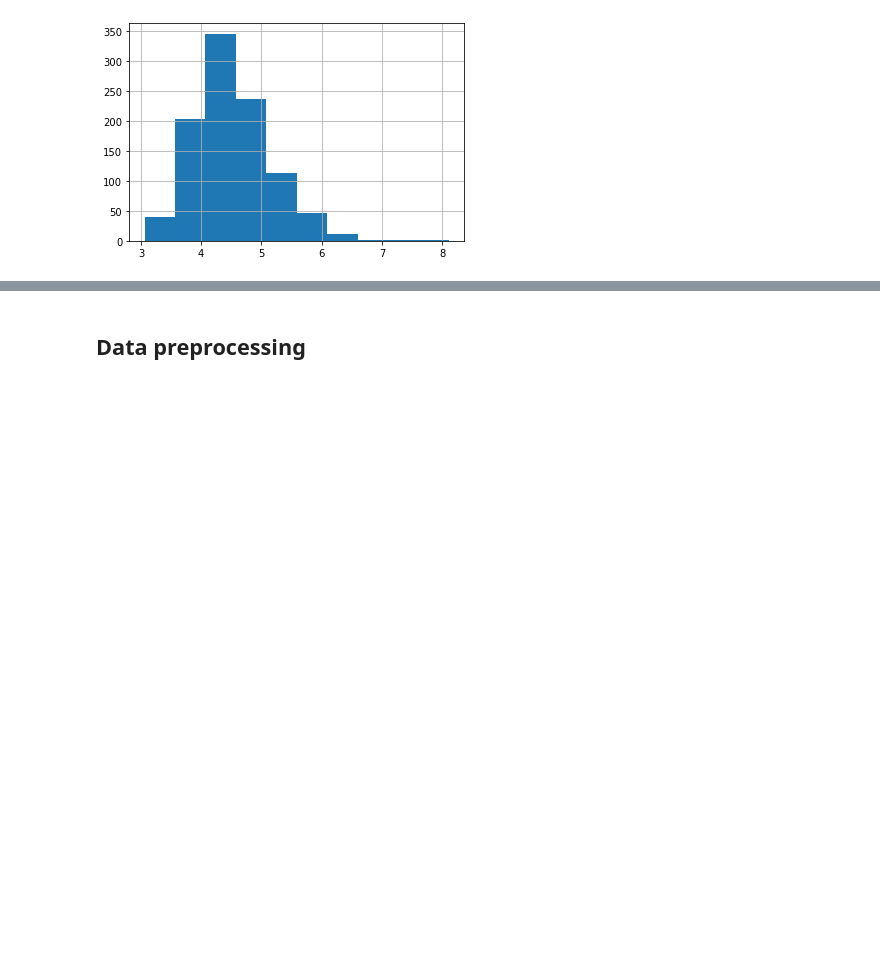
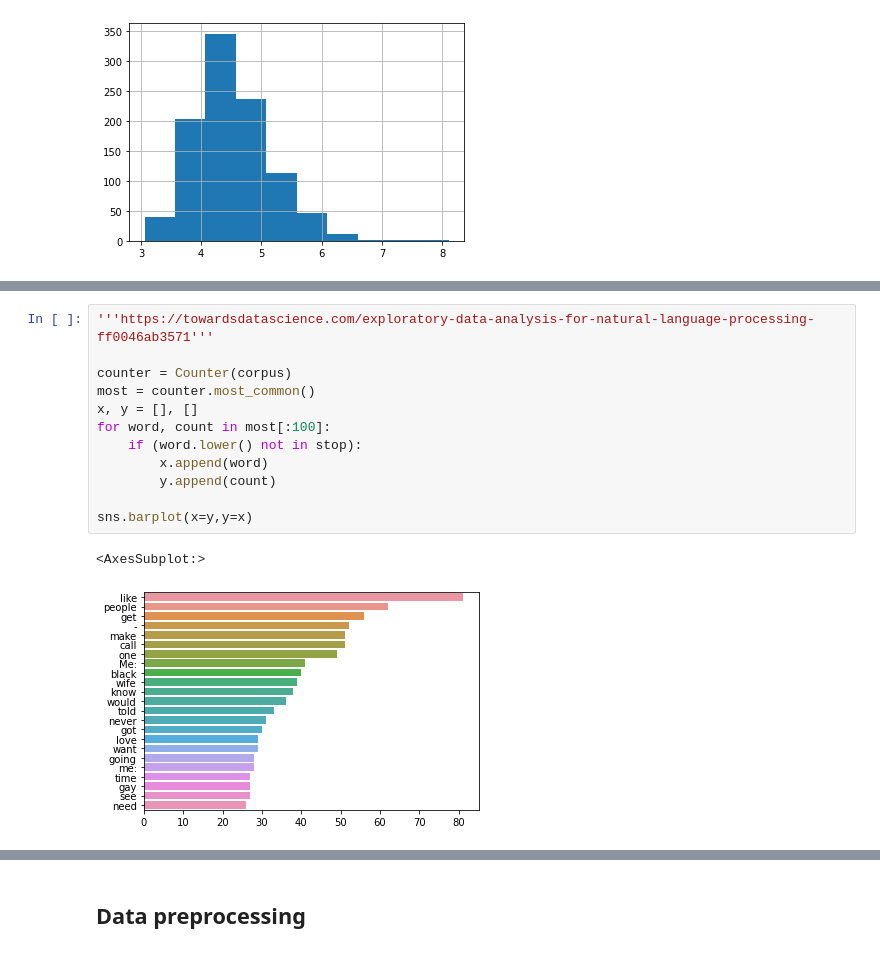
Before and after one commit to JayRx/IART, a Jupyter notebook: proj2/proj2.ipynb, the cells around one changed output, grey strips where cells are left out. Saved outputs shown, nothing was run; the diff lists cells and outputs as text; blank space fills up the shorter version.

```diff
--- a/proj2/proj2.ipynb
+++ b/proj2/proj2.ipynb
@@ -135,0 +207,15 @@ dataset['text'].str.split().\
+# %%
+'''https://towardsdatascience.com/exploratory-data-analysis-for-natural-language-processing-ff0046ab3571'''
+
+counter = Counter(corpus)
+most = counter.most_common()
+x, y = [], []
+for word, count in most[:100]:
+    if (word.lower() not in stop):
+        x.append(word)
+        y.append(count)
+
+sns.barplot(x=y,y=x)
+# %% [output]
+<AxesSubplot:>
+[figure, added]
```
Also changed, not shown: parts of 18 cells of this notebook.
